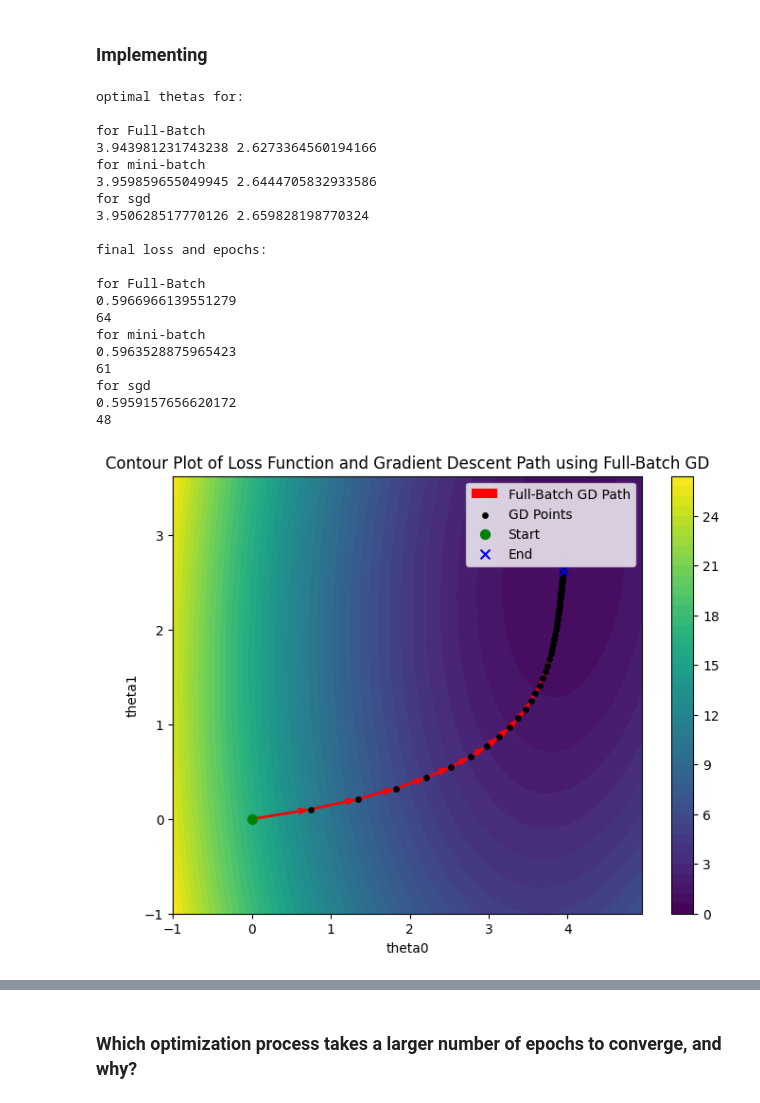
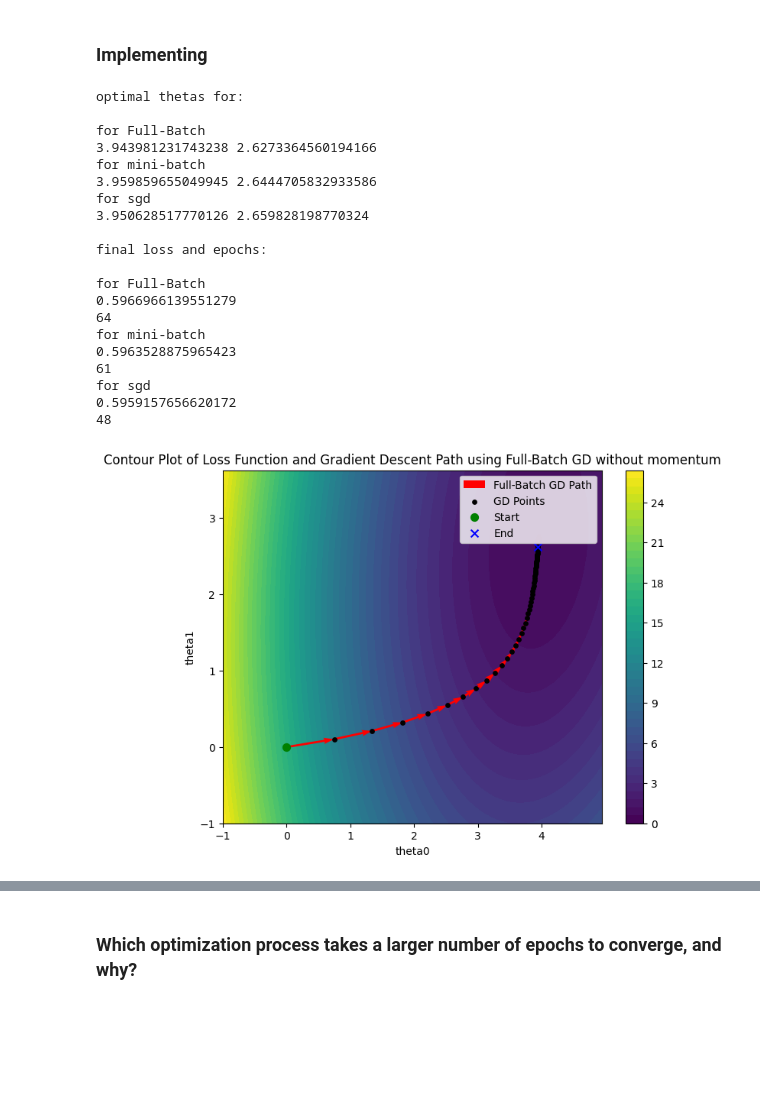
Before and after one commit to nupoor-ka/es335_image_reconstruction, a Jupyter notebook: Task1.ipynb, the cells around one changed output, grey strips where cells are left out. Cells and saved outputs as stored; diff of their text form; code cells hidden in the pictures; blank space fills up the shorter version.

```diff
--- a/Task1.ipynb
+++ b/Task1.ipynb
@@ -166,7 +168,7 @@ def all_gd_scratch(x,y,theta0_i,theta1_i,lr,tol,batch_size,min_loss,r_seed=None)
         loss=np.mean((theta1*x +theta0-y)**2)
         losses.append(loss)
         n_epochs+=1
-        if loss<(min_loss+tol):
+        if abs(loss-min_loss)<(tol):
             break
     return theta0,theta1,theta0_s,theta1_s,losses,n_epochs
 # %% [markdown]
@@ -306,44 +361,44 @@ print(mb_epochs)
 print('for sgd')
 print(losses_sgd[-1])
 print(sgd_epochs)
-plot_gd_contour(x1,y,theta0_s=theta_0_s_fb,theta1_s=theta_1_s_fb,method="Full-Batch GD")
-plot_gd_contour(x1,y,theta0_s=theta_0_s_mb,theta1_s=theta_1_s_mb,method="Mini-Batch GD")
-plot_gd_contour(x1,y,theta0_s=theta_0_s_sgd,theta1_s=theta_1_s_sgd,method="SGD")
+plot_gd_contour(x1,y,theta_0_s_fb,theta_1_s_fb,method="Full-Batch GD", momentum="without momentum")
+plot_gd_contour(x1,y,theta_0_s_mb,theta_1_s_mb,method="Mini-Batch GD",momentum="without momentum")
+plot_gd_contour(x1,y,theta_0_s_sgd,theta_1_s_sgd,method="SGD",momentum="without momentum")
 plt.plot(losses_fb, label='Full-Batch Gradient Descent')
 plt.plot(losses_mb, label='Mini-Batch Gradient Descent (batch_size=8)')
 plt.plot(losses_sgd, label='Stochastic Gradient Descent (SGD)')
 plt.xlabel('Epochs')
 plt.ylabel('Loss')
-plt.title('Loss vs Epochs for Full-Batch, Mini-Batch, and Stochastic Gradient Descent')
+plt.title('Loss vs Epochs for Full-Batch, Mini-Batch, and Stochastic Gradient Descent without momentum')
 plt.legend()
 plt.show()
 plt.plot(losses_fb[:15], label='Full-Batch Gradient Descent')
 plt.plot(losses_mb[:15], label='Mini-Batch Gradient Descent (batch_size=8)')
 plt.plot(losses_sgd[:15], label='Stochastic Gradient Descent (SGD)')
 plt.xlabel('Epochs')
 plt.ylabel('Loss')
-plt.title('Loss vs Epochs for Full-Batch, Mini-Batch, and Stochastic Gradient Descent for 1st 15 epochs')
+plt.title('Loss vs Epochs for Full-Batch, Mini-Batch, and Stochastic Gradient Descent for 1st 15 epochs without momentum')
 plt.legend()
 plt.show()
 # %% [output]
 optimal thetas for:
 
 for Full-Batch
 3.943981231743238 2.6273364560194166
 for mini-batch
 3.959859655049945 2.6444705832933586
 for sgd
 3.950628517770126 2.659828198770324
 
 final loss and epochs:
 
 for Full-Batch
 0.5966966139551279
 64
 for mini-batch
 0.5963528875965423
 61
 for sgd
 0.5959157656620172
 48
-[figure, old version]
+[figure, new version]
```
Also changed, not shown: parts of 11 cells of this notebook, 6 other files.
